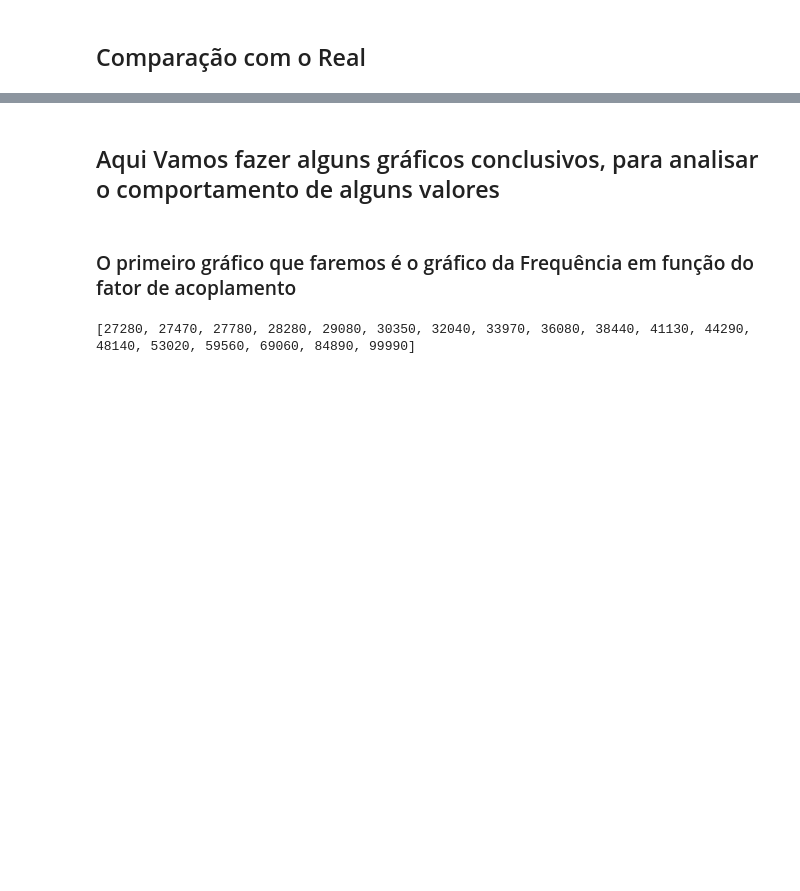
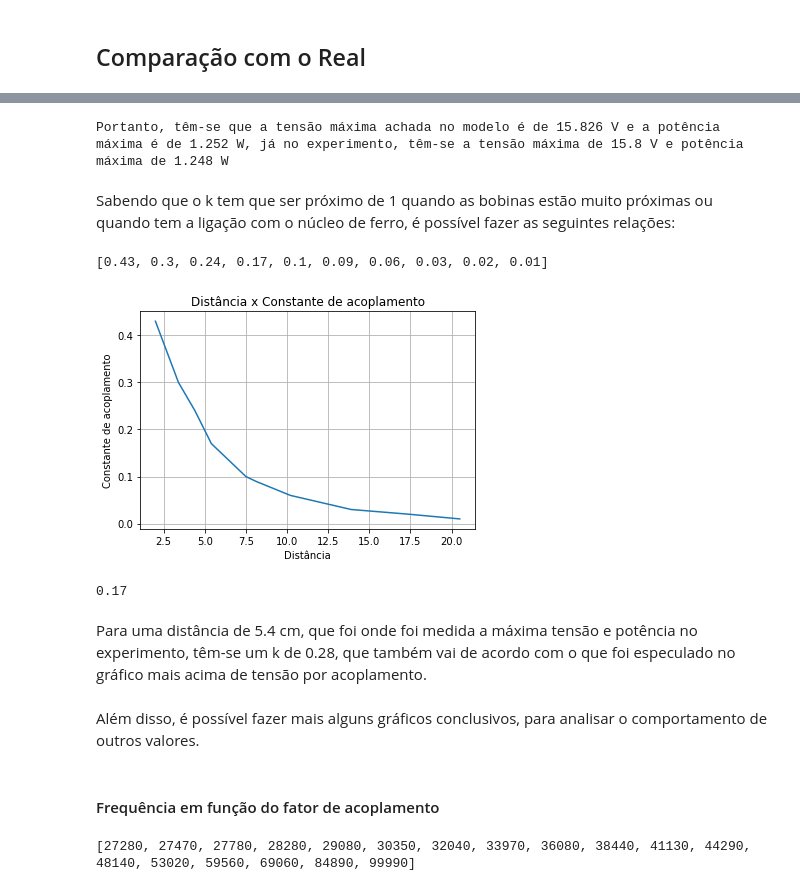
Before and after one commit to PedroPauloMorenoCamargo/Projeto_Eletromag, a Jupyter notebook: Parte_Teorica2.ipynb, the cells around one changed output, grey strips where cells are left out. Saved outputs shown, nothing was run; the diff lists cells and outputs as text; code cells hidden in the pictures; blank space fills up the shorter version.

```diff
--- a/Parte_Teorica2.ipynb
+++ b/Parte_Teorica2.ipynb
@@ -272,7 +313,35 @@ plt.show()
+# %%
+print(f"Portanto, têm-se que a tensão máxima achada no modelo é de {max(lista_saida):.3f} V e a potência máxima é de {max(lista_potencias):.3f} W, já no experimento, têm-se a tensão máxima de {max(lista_tensoes_p)} V e potência máxima de {max(pot_reais):.3f} W")
+# %% [output]
+Portanto, têm-se que a tensão máxima achada no modelo é de 15.826 V e a potência máxima é de 1.252 W, já no experimento, têm-se a tensão máxima de 15.8 V e potência máxima de 1.248 W
+# %% [markdown]
+Sabendo que o k tem que ser próximo de 1 quando as bobinas estão muito próximas ou quando tem a ligação com o núcleo de ferro, é possível fazer as seguintes relações:
+# %%
+new_list_k = list(reversed(lista_k_reais))
+new_list_k
+# %% [output]
+[0.43, 0.3, 0.24, 0.17, 0.1, 0.09, 0.06, 0.03, 0.02, 0.01]
+# %%
+plt.plot(lista_distancias, new_list_k)
+plt.title("Distância x Constante de acoplamento")
+plt.xlabel("Distância")
+plt.ylabel("Constante de acoplamento")
+plt.grid(True)
+plt.show()
+# %% [output]
+[figure, added]
+# %%
+index = lista_distancias.index(5.4)
+melhor_k = new_list_k[index]
+melhor_k
+# %% [output]
+0.17
+# %% [markdown]
+Para uma distância de 5.4 cm, que foi onde foi medida a máxima tensão e potência no experimento, têm-se um k de 0.28, que também vai de acordo com o que foi especulado no gráfico mais acima de tensão por acoplamento.
 # %% [markdown]
-## Aqui Vamos fazer alguns gráficos conclusivos, para analisar o comportamento de alguns valores
+Além disso, é possível fazer mais alguns gráficos conclusivos, para analisar o comportamento de outros valores.
 # %% [markdown]
-### O primeiro gráfico que faremos é o gráfico da Frequência em função do fator de acoplamento
+#### Frequência em função do fator de acoplamento
 # %%
 lista_frequencias = np.arange(10,100000,10)
 lista_k = np.arange(0.1,1,0.05)
```
Also changed, not shown: parts of 52 cells of this notebook.
